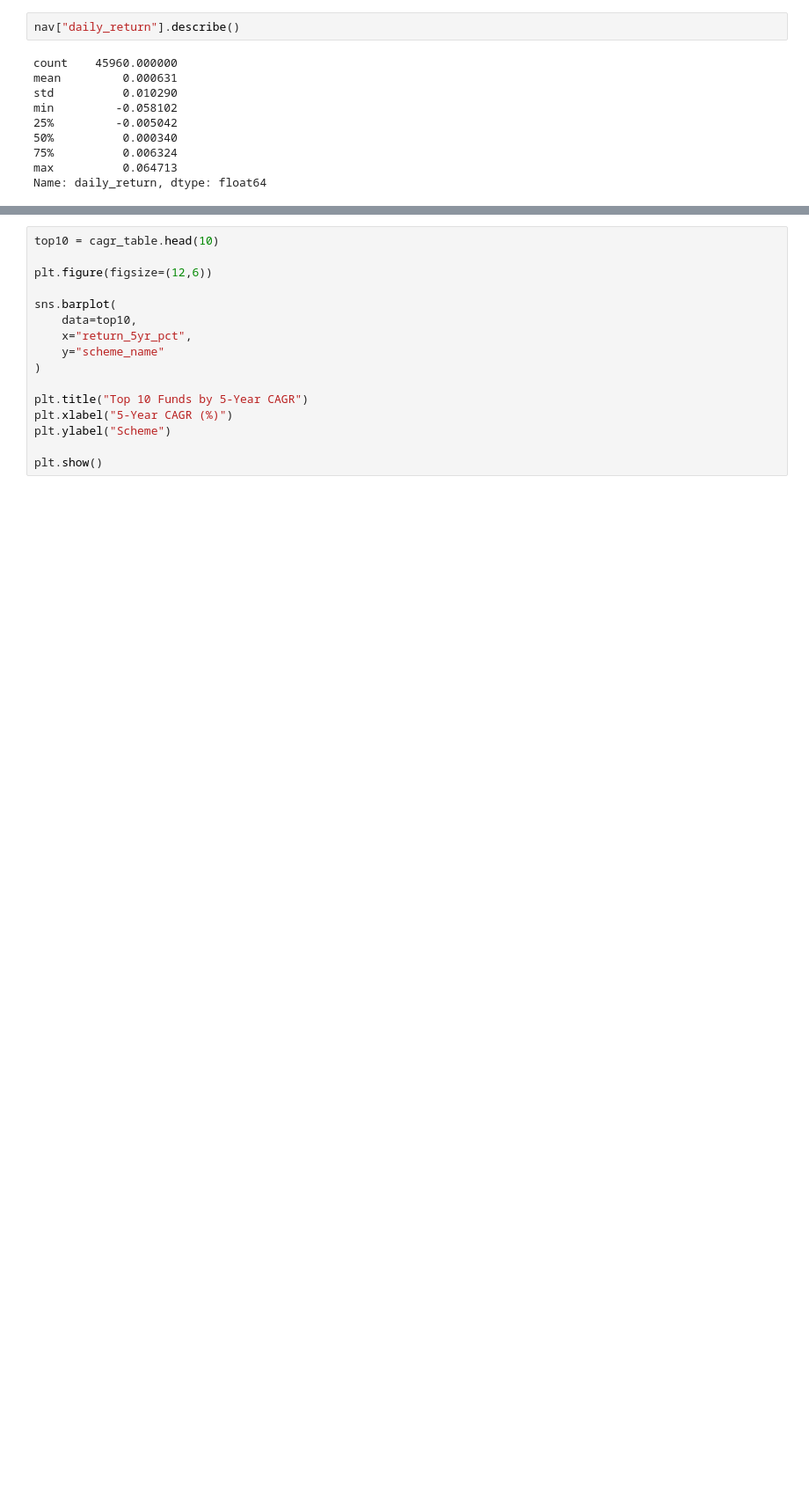
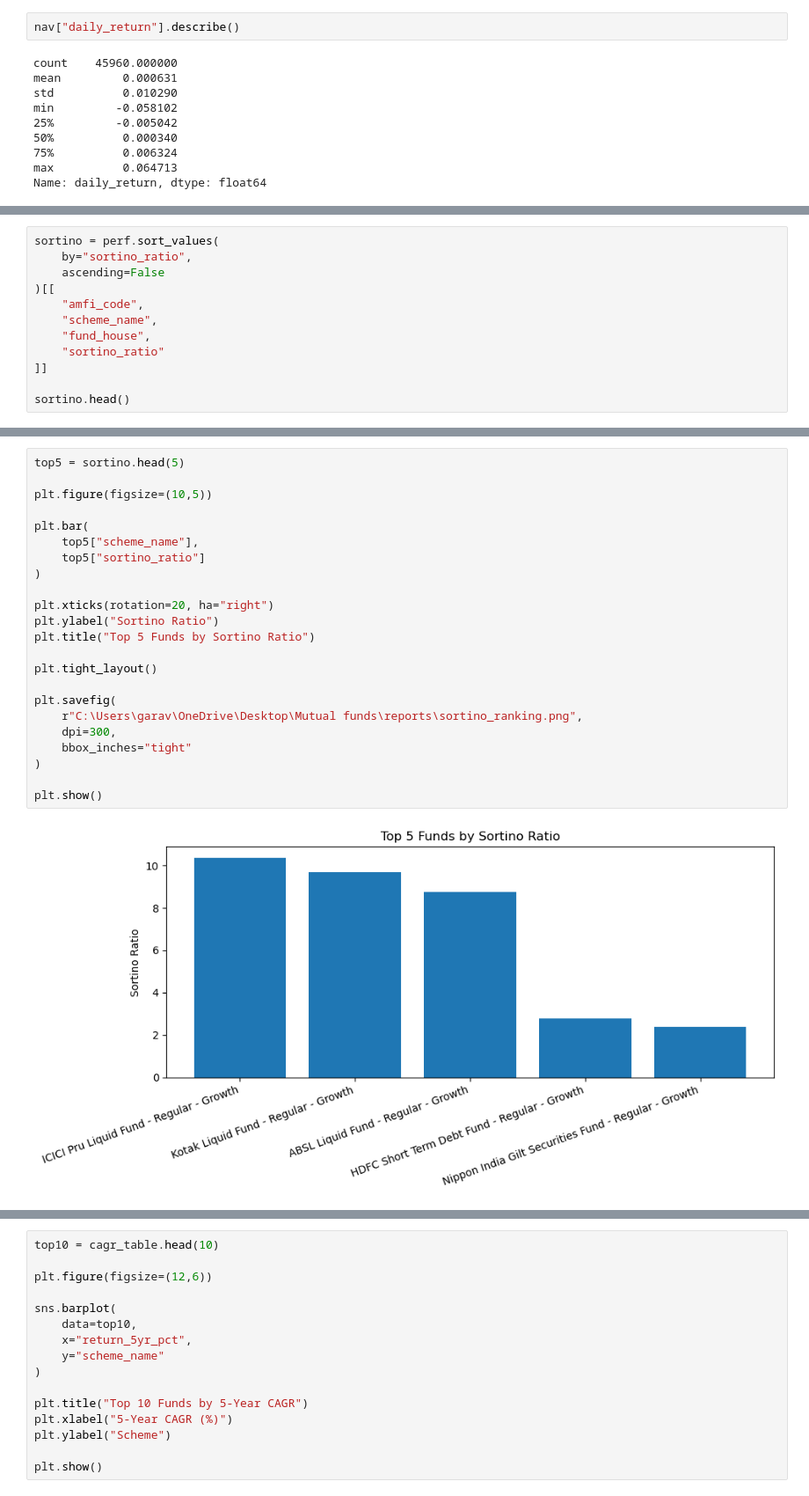
Before and after one commit to varshitha-0510/Mutual-Fund-Anlytics, a Jupyter notebook: notebooks/Performance_Analytics.ipynb, the cells around one changed output, grey strips where cells are left out. Shown at 88% size. Cells and saved outputs as stored; diff of their text form; blank space fills up the shorter version.

```diff
--- a/notebooks/Performance_Analytics.ipynb
+++ b/notebooks/Performance_Analytics.ipynb
@@ -152,0 +102,12 @@ CAGR table saved
+# %%
+sortino = perf.sort_values(
+    by="sortino_ratio",
+    ascending=False
+)[[
+    "amfi_code",
+    "scheme_name",
+    "fund_house",
+    "sortino_ratio"
+]]
+
+sortino.head()
@@ -152,0 +121,25 @@ CAGR table saved
+# %%
+top5 = sortino.head(5)
+
+plt.figure(figsize=(10,5))
+
+plt.bar(
+    top5["scheme_name"],
+    top5["sortino_ratio"]
+)
+
+plt.xticks(rotation=20, ha="right")
+plt.ylabel("Sortino Ratio")
+plt.title("Top 5 Funds by Sortino Ratio")
+
+plt.tight_layout()
+
+plt.savefig(
+    r"C:\Users\garav\OneDrive\Desktop\Mutual funds\reports\sortino_ranking.png",
+    dpi=300,
+    bbox_inches="tight"
+)
+
+plt.show()
+# %% [output]
+[figure, added]
```
Also changed, not shown: parts of 81 cells of this notebook, 21 other files.
